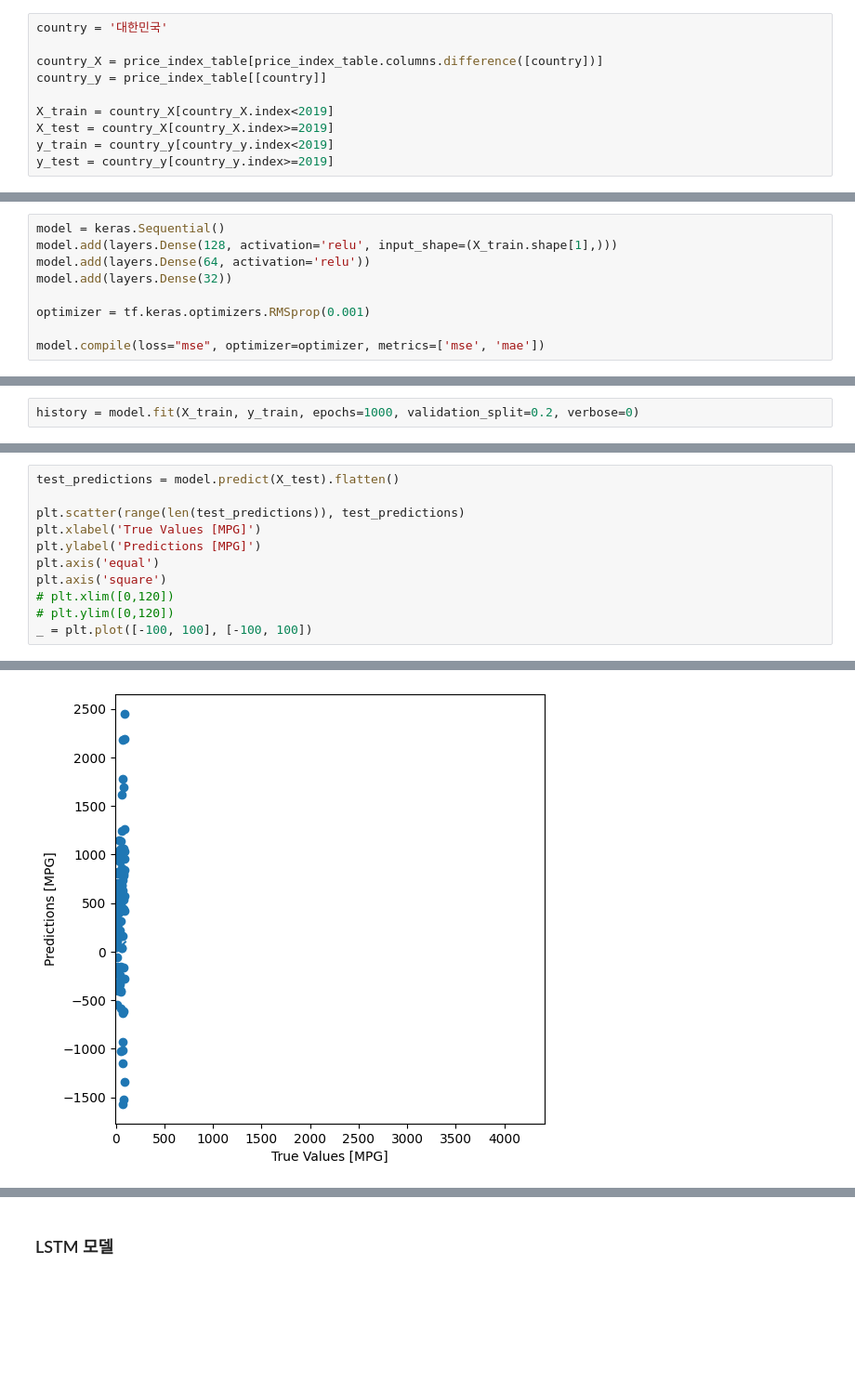
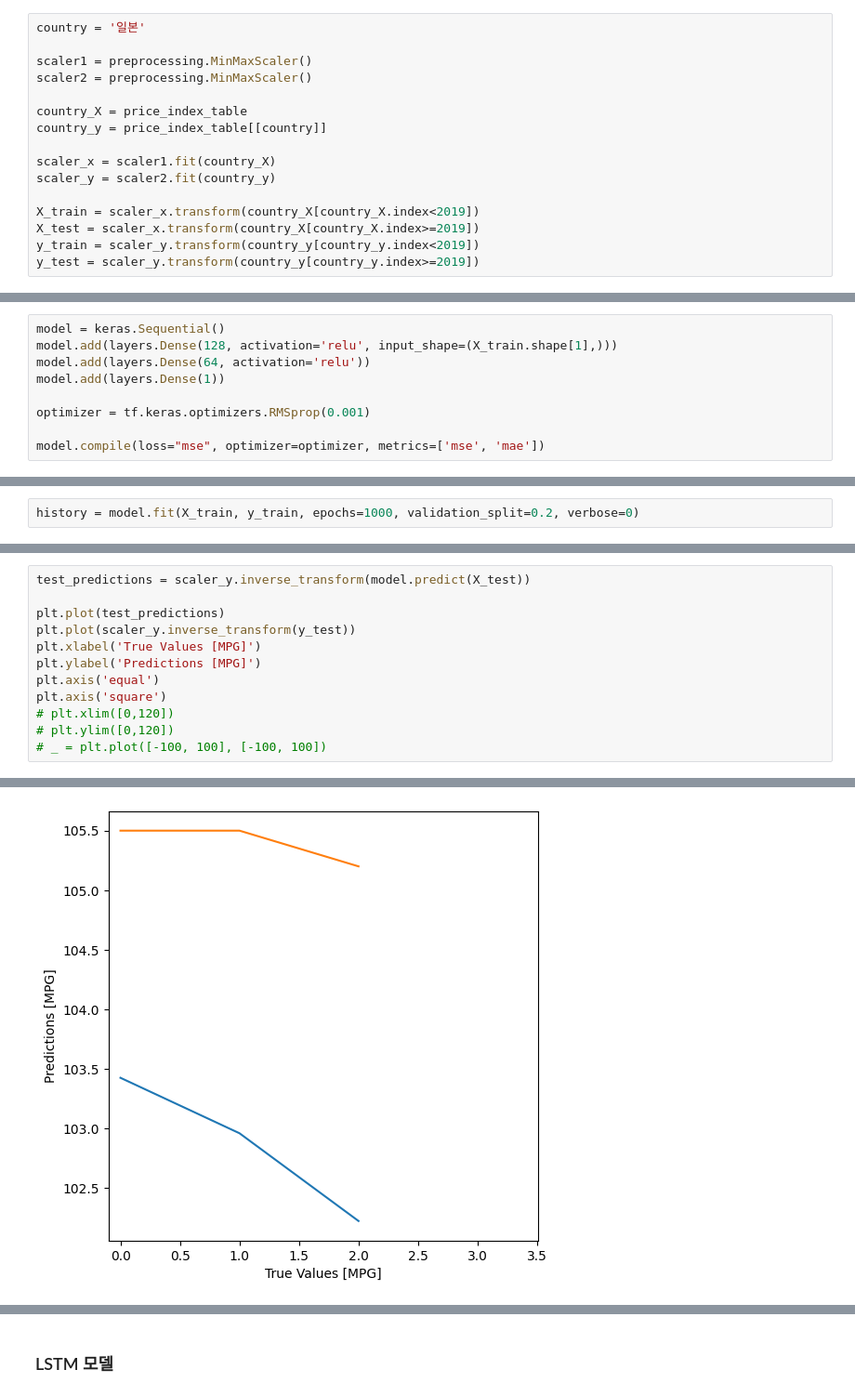
Before and after one commit to dontk1llme/TRIPICK, a Jupyter notebook: server/recommend/app/data/물가지수_전처리_및_예측.ipynb, the cells around one changed output, grey strips where cells are left out. Shown: that part at 93% size. Saved outputs shown, nothing was run; the diff lists cells and outputs as text; blank space fills up the shorter version.

```diff
--- a/server/recommend/app/data/물가지수_전처리_및_예측.ipynb
+++ b/server/recommend/app/data/물가지수_전처리_및_예측.ipynb
@@ -341,15 +342,21 @@ plt.show()
 # %% [output]
 [figure]
 # %%
-country = '대한민국'
+country = '일본'
 
-country_X = price_index_table[price_index_table.columns.difference([country])]
+scaler1 = preprocessing.MinMaxScaler()
+scaler2 = preprocessing.MinMaxScaler()
+
+country_X = price_index_table
 country_y = price_index_table[[country]]
 
-X_train = country_X[country_X.index<2019]
-X_test = country_X[country_X.index>=2019]
-y_train = country_y[country_y.index<2019]
-y_test = country_y[country_y.index>=2019]
+scaler_x = scaler1.fit(country_X)
+scaler_y = scaler2.fit(country_y)
+
+X_train = scaler_x.transform(country_X[country_X.index<2019])
+X_test = scaler_x.transform(country_X[country_X.index>=2019])
+y_train = scaler_y.transform(country_y[country_y.index<2019])
+y_test = scaler_y.transform(country_y[country_y.index>=2019])
 # %% [markdown]
 ### 선형회귀 모델
 # %%
@@ -478,7 +490,7 @@ print(tf.__version__)
 model = keras.Sequential()
 model.add(layers.Dense(128, activation='relu', input_shape=(X_train.shape[1],)))
 model.add(layers.Dense(64, activation='relu'))
-model.add(layers.Dense(32))
+model.add(layers.Dense(1))
 
 optimizer = tf.keras.optimizers.RMSprop(0.001)
 
@@ -555,12 +567,13 @@ plot_history(history)
 # %%
-test_predictions = model.predict(X_test).flatten()
+test_predictions = scaler_y.inverse_transform(model.predict(X_test))
 
-plt.scatter(range(len(test_predictions)), test_predictions)
+plt.plot(test_predictions)
+plt.plot(scaler_y.inverse_transform(y_test))
 plt.xlabel('True Values [MPG]')
 plt.ylabel('Predictions [MPG]')
 plt.axis('equal')
 plt.axis('square')
 # plt.xlim([0,120])
 # plt.ylim([0,120])
-_ = plt.plot([-100, 100], [-100, 100])
+# _ = plt.plot([-100, 100], [-100, 100])
 # %% [output]
@@ -568,2 +583,2 @@ _ = plt.plot([-100, 100], [-100, 100])
-[figure, old version]
+[figure, new version]
 # %%
```
Also changed, not shown: parts of 40 cells of this notebook.
